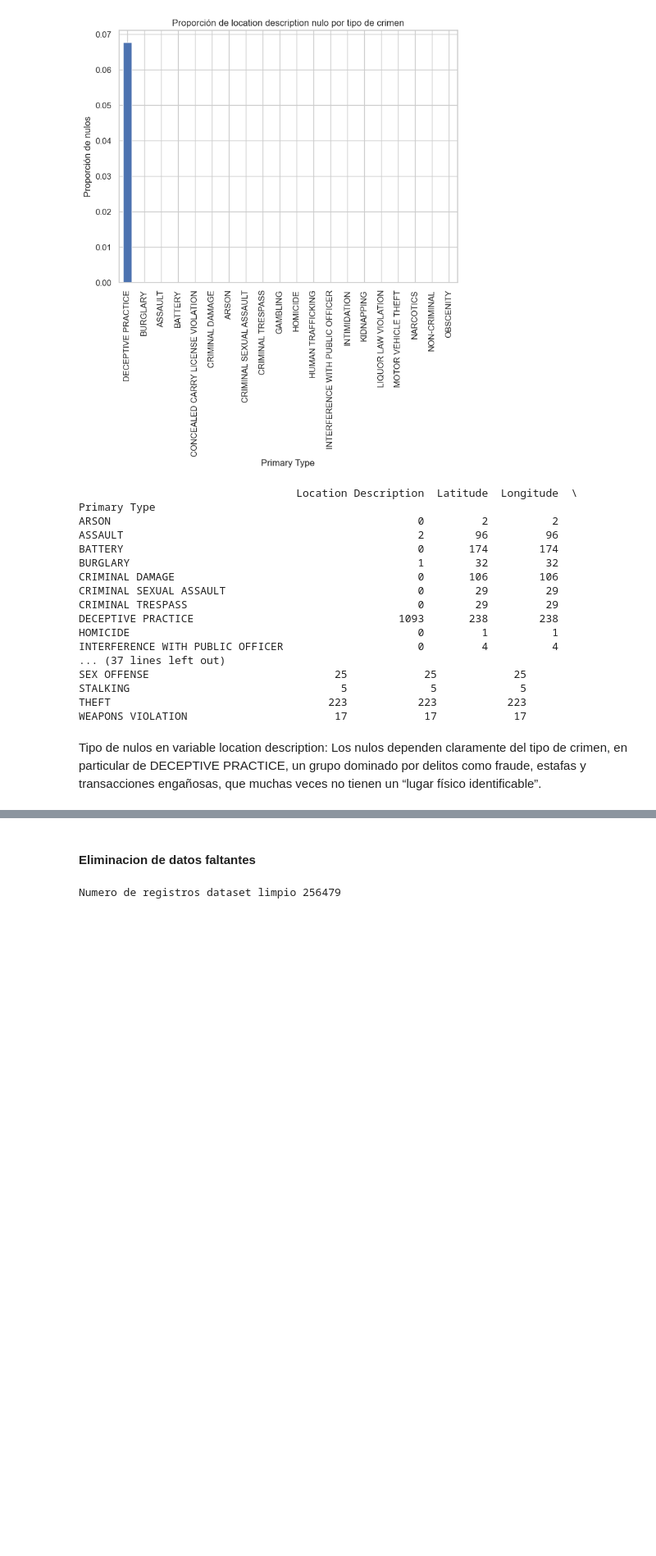
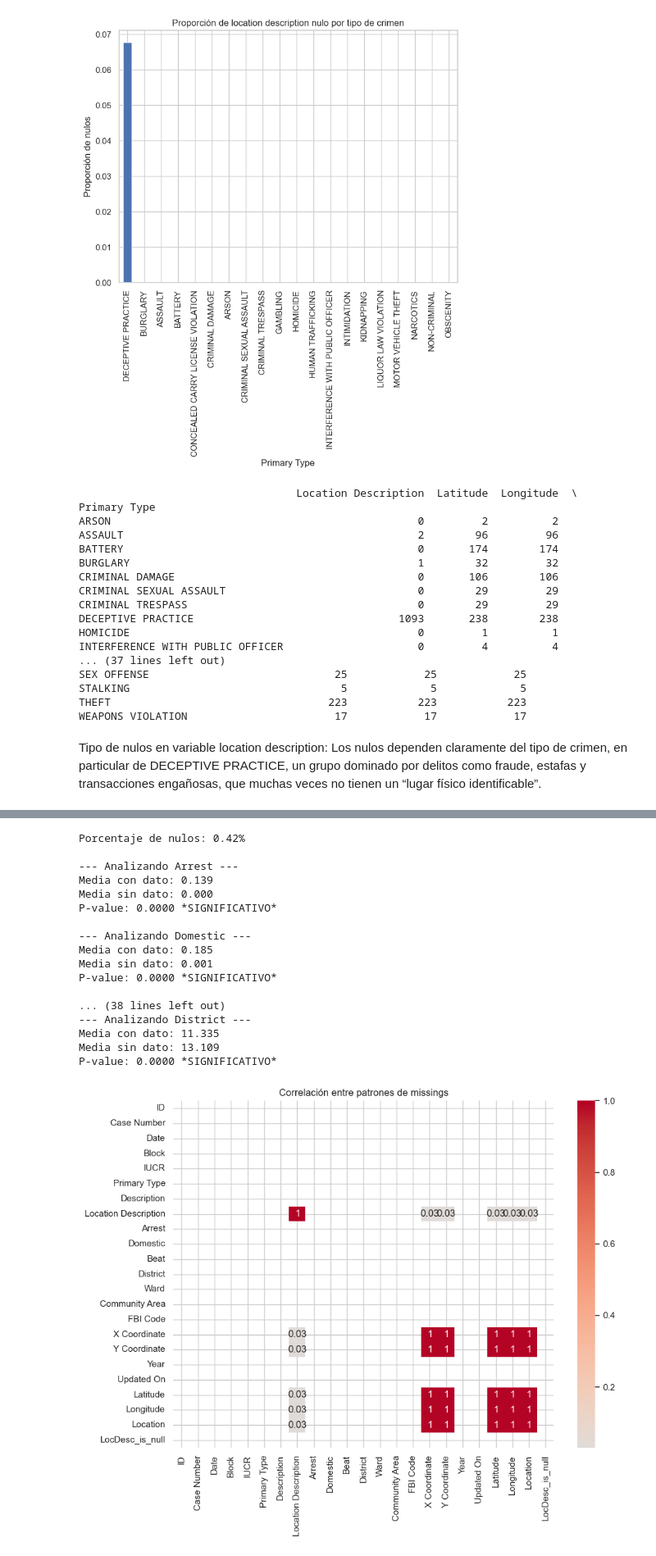
Before and after one commit to AlejandroValle99/trabajo_practico-AdD_g8, a Jupyter notebook: main.ipynb, the cells around one changed output, grey strips where cells are left out. Shown at 82% size. Drawn from its saved outputs; the diff is of its cells as text; code cells hidden in the pictures; blank space fills up the shorter version.

```diff
--- a/main.ipynb
+++ b/main.ipynb
@@ -457,7 +520,72 @@ plt.show()
-# %% [markdown]
-#### Eliminacion de datos faltantes
-# %%
-df_final = df_cleaned.dropna()
-print("Numero de registros dataset limpio", len(df_final))
-# %% [output]
-Numero de registros dataset limpio 256479
+# %%
+# 1. ANÁLISIS BÁSICO: Ver patrón de missings
+columna = 'Location Description'  # Cambia por tu columna de interés
+
+print(f"Porcentaje de nulos: {df[columna].isna().sum() / len(df) * 100:.2f}%")
+
+# 2. COMPARAR OTRAS VARIABLES cuando hay/no hay nulos
+# Si no hay diferencias significativas en otras variables -> posible MCAR
+# Si hay diferencias -> posible MAR o MNAR
+
+variables_comparar = ['Arrest', 'Domestic', 'Primary Type', 'District']
+
+for var in variables_comparar:
+    print(f"\n--- Analizando {var} ---")
+
+    if df[var].dtype in ['int64', 'float64', 'bool']:
+        # Variable numérica/booleana
+        con_dato = df[df[columna].notna()][var]
+        sin_dato = df[df[columna].isna()][var]
+
+        print(f"Media con dato: {con_dato.mean():.3f}")
+        print(f"Media sin dato: {sin_dato.mean():.3f}")
+
+        # Test estadístico
+        if len(con_dato) > 0 and len(sin_dato) > 0:
+            stat, p_value = stats.ttest_ind(con_dato.dropna(), sin_dato.dropna())
+            print(f"P-value: {p_value:.4f} {'*SIGNIFICATIVO*' if p_value < 0.05 else ''}")
+    else:
+        # Variable categórica
+        tabla = pd.crosstab(df[columna].isna(), df[var], normalize='index') * 100
+        print(tabla.round(2))
+
+# 3. MATRIZ DE CORRELACIÓN DE MISSINGS
+# Ver si los nulos de una columna se relacionan con nulos de otras
+import matplotlib.pyplot as plt
+import seaborn as sns
+
+missings_df = df.isna()
+correlacion_missings = missings_df.corr()
+
+plt.figure(figsize=(10, 8))
+sns.heatmap(correlacion_missings, annot=True, cmap='coolwarm', center=0)
+plt.title('Correlación entre patrones de missings')
+plt.tight_layout()
+plt.show()
+
+# 4. ANÁLISIS POR GRUPOS
+# Ver si ciertos grupos tienen más nulos
+print("\nNulos por Primary Type:")
+print(df.groupby('Primary Type')[columna].apply(lambda x: x.isna().sum()))
+
+print("\nNulos por District:")
+print(df.groupby('District')[columna].apply(lambda x: x.isna().sum()))
+# %% [output]
+Porcentaje de nulos: 0.42%
+
+--- Analizando Arrest ---
+Media con dato: 0.139
+Media sin dato: 0.000
+P-value: 0.0000 *SIGNIFICATIVO*
+
+--- Analizando Domestic ---
+Media con dato: 0.185
+Media sin dato: 0.001
+P-value: 0.0000 *SIGNIFICATIVO*
+
+... (38 lines left out)
+--- Analizando District ---
+Media con dato: 11.335
+Media sin dato: 13.109
+P-value: 0.0000 *SIGNIFICATIVO*
+[figure, added]
```
Also changed, not shown: parts of 40 cells of this notebook.
